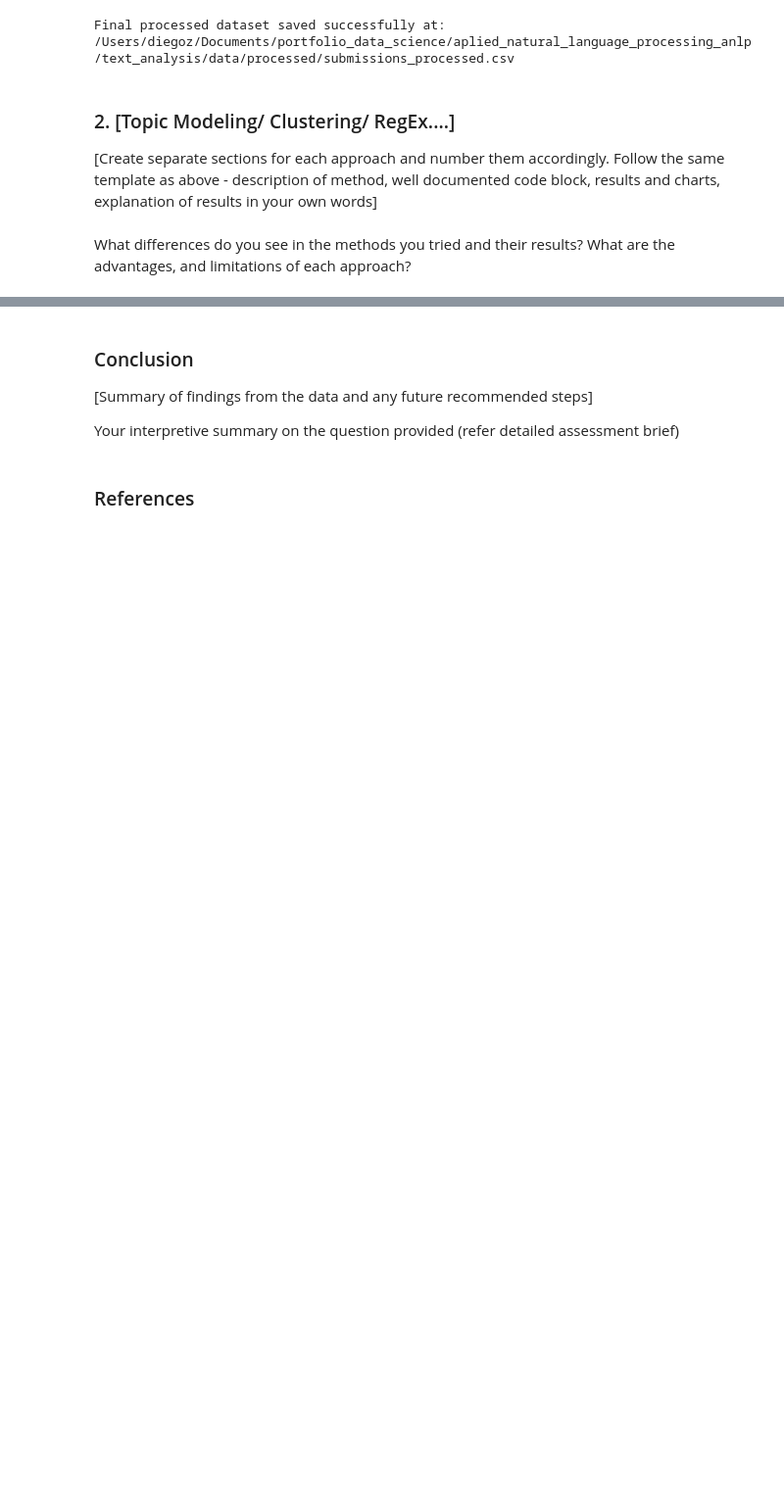
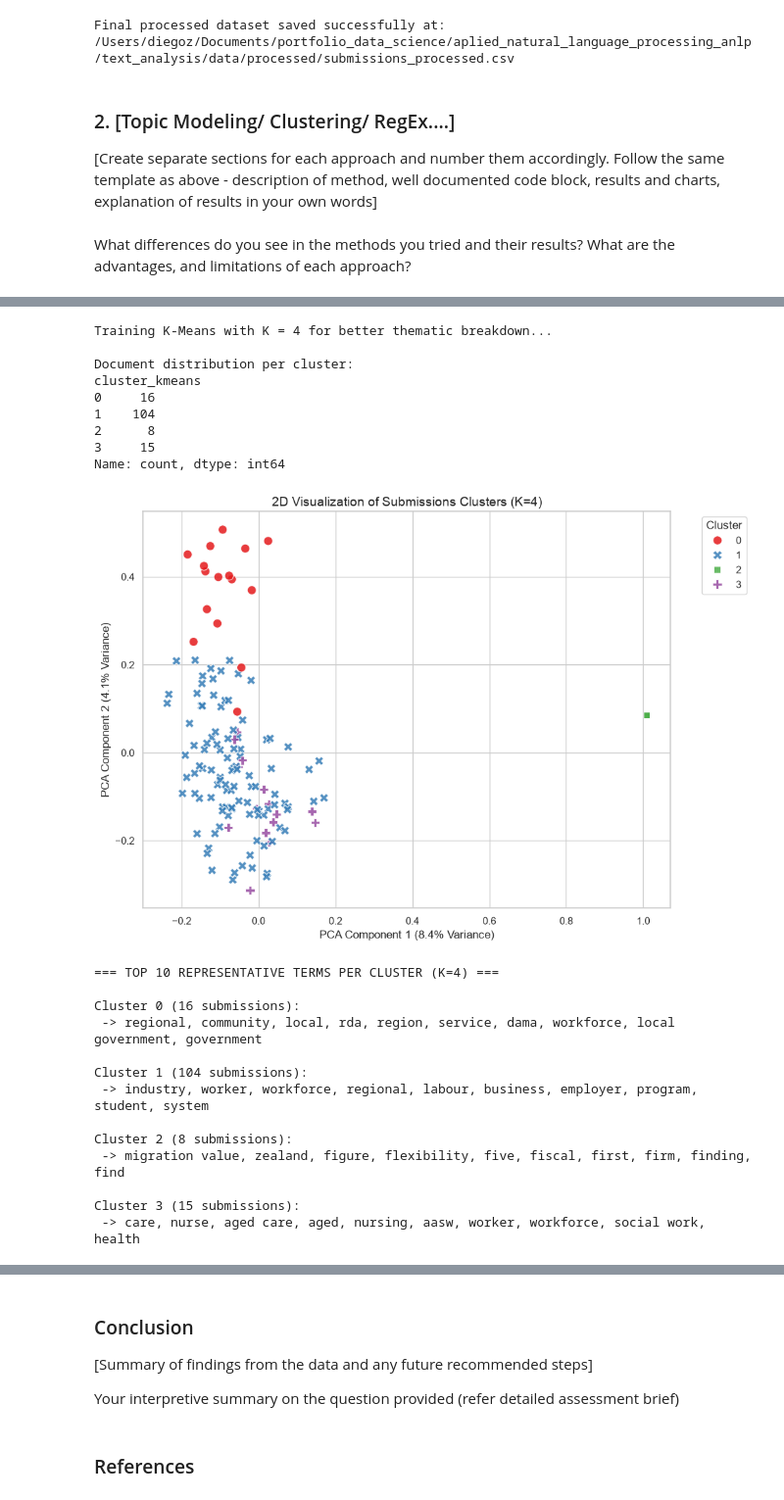
Before and after one commit to diegofzunigacubides-1-dev/text_analysis, a Jupyter notebook: notebooks/ANLP_AT1_final _proyect.ipynb, the cells around one changed output, grey strips where cells are left out. Shown at 98% size. Cells and saved outputs as stored; diff of their text form; code cells hidden in the pictures; blank space fills up the shorter version.

Commit message:
First notebook finished

```diff
--- a/notebooks/ANLP_AT1_final _proyect.ipynb
+++ b/notebooks/ANLP_AT1_final _proyect.ipynb
@@ -436,0 +568,71 @@ What differences do you see in the methods you tried and their results? What are
+# %%
+# --- 1. FORCE A BALANCED AND INTERPRETABLE K (K=4) ---
+k_balanced = 4
+print(f"Training K-Means with K = {k_balanced} for better thematic breakdown...")
+
+kmeans_balanced = KMeans(n_clusters=k_balanced, random_state=42, n_init=20)
+df['cluster_kmeans'] = kmeans_balanced.fit_predict(tfidf_matrix)
+
+print("\nDocument distribution per cluster:")
+print(df['cluster_kmeans'].value_counts().sort_index())
+
+
+# --- 2. 2D VISUALIZATION WITH PCA ---
+pca = PCA(n_components=2, random_state=42)
+pca_coords = pca.fit_transform(tfidf_matrix.toarray())
+
+df['pca_x'] = pca_coords[:, 0]
+df['pca_y'] = pca_coords[:, 1]
+
+plt.figure(figsize=(10, 7))
+sns.scatterplot(
+    data=df,
+    x='pca_x',
+    y='pca_y',
+    hue='cluster_kmeans',
+    palette='Set1',
+    style='cluster_kmeans',
+    s=90,
+    alpha=0.85
+)
+plt.title(f'2D Visualization of Submissions Clusters (K={k_balanced})', fontsize=14)
+plt.xlabel(f'PCA Component 1 ({pca.explained_variance_ratio_[0]*100:.1f}% Variance)')
+plt.ylabel(f'PCA Component 2 ({pca.explained_variance_ratio_[1]*100:.1f}% Variance)')
+plt.legend(title='Cluster', bbox_to_anchor=(1.05, 1), loc='upper left')
+plt.tight_layout()
+plt.show()
+
+
+# --- 3. EXTRACT TOP REPRESENTATIVE TERMS PER CLUSTER ---
+print(f"=== TOP 10 REPRESENTATIVE TERMS PER CLUSTER (K={k_balanced}) ===")
+order_centroids = kmeans_balanced.cluster_centers_.argsort()[:, ::-1]
+
+for i in range(k_balanced):
+    doc_count = sum(df['cluster_kmeans'] == i)
+    top_terms = [tfidf_feature_names[ind] for ind in order_centroids[i, :10]]
+    print(f"\nCluster {i} ({doc_count} submissions):")
+    print(" -> " + ", ".join(top_terms))
+# %% [output]
+Training K-Means with K = 4 for better thematic breakdown...
+
+Document distribution per cluster:
+cluster_kmeans
+0     16
+1    104
+2      8
+3     15
+Name: count, dtype: int64
+[figure, added]
+=== TOP 10 REPRESENTATIVE TERMS PER CLUSTER (K=4) ===
+
+Cluster 0 (16 submissions):
+ -> regional, community, local, rda, region, service, dama, workforce, local government, government
+
+Cluster 1 (104 submissions):
+ -> industry, worker, workforce, regional, labour, business, employer, program, student, system
+
+Cluster 2 (8 submissions):
+ -> migration value, zealand, figure, flexibility, five, fiscal, first, firm, finding, find
+
+Cluster 3 (15 submissions):
+ -> care, nurse, aged care, aged, nursing, aasw, worker, workforce, social work, health
```
Also changed, not shown: parts of 6 cells of this notebook, 2 other files.
